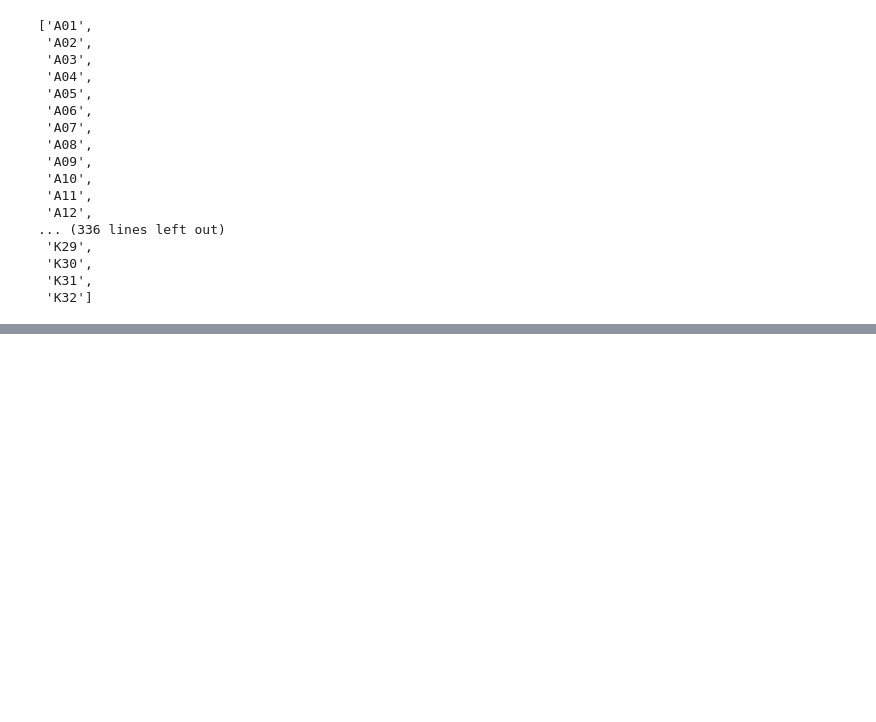
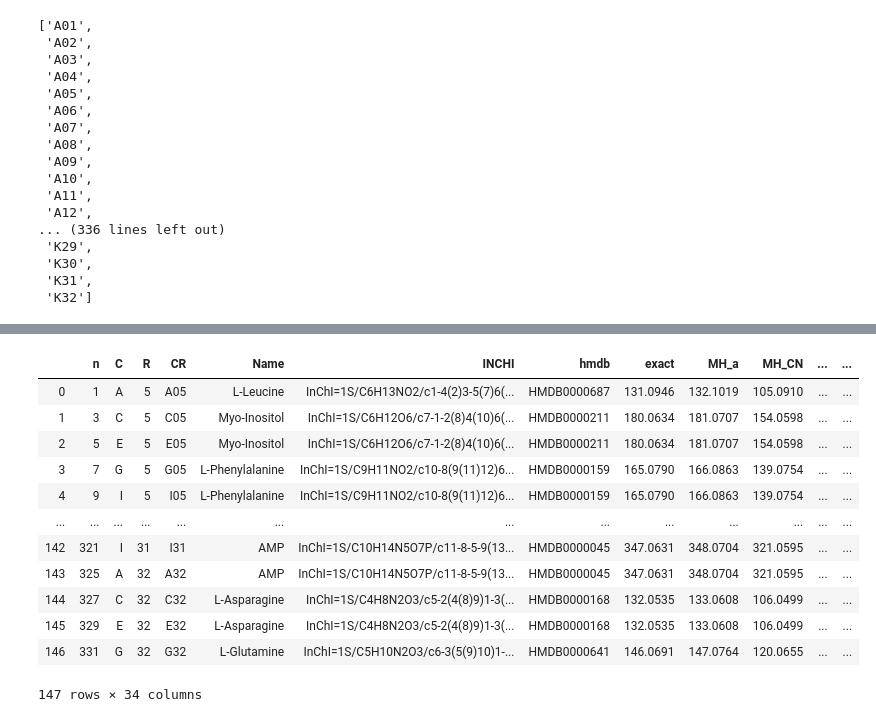
Before and after one commit to DinosaurInSpace/IMS_test, a Jupyter notebook: IMS_test_01.ipynb, the cells around one changed output, grey strips where cells are left out. Cells and saved outputs as stored; diff of their text form; code cells hidden in the pictures; blank space fills up the shorter version.

```diff
--- a/IMS_test_01.ipynb
+++ b/IMS_test_01.ipynb
@@ -311,0 +462,13 @@ out
+# %%
+headers = grid.columns
+from sklearn.preprocessing import minmax_scale
+# %%
+join_dict = {}
+for head in headers:
+    arr = np.array(grid[head])
+    h = head.split('_')[0]
+    if h == 'mz':
+        join_dict[h] = arr
+    else:
+        arr = minmax_scale(arr, feature_range=(0,1))
+        join_dict[h] = arr
@@ -311,0 +495,20 @@ out
+# %%
+m['mz'] = m.apply(lambda x: join_dict['mz'], axis =1)
+# %%
+m['int'] = m['CR'].apply(lambda x: join_dict[x])
+# %%
+m
+# %% [output]
+|  | n | C | R | CR | Name | INCHI | hmdb | exact | MH_a | MH_CN | ... | ... |
+| 0 | 1 | A | 5 | A05 | L-Leucine | InChI=1S/C6H13NO2/c1-4(2)3-5(7)6(... | HMDB0000687 | 131.0946 | 132.1019 | 105.0910 | ... | ... |
+| 1 | 3 | C | 5 | C05 | Myo-Inositol | InChI=1S/C6H12O6/c7-1-2(8)4(10)6(... | HMDB0000211 | 180.0634 | 181.0707 | 154.0598 | ... | ... |
+| 2 | 5 | E | 5 | E05 | Myo-Inositol | InChI=1S/C6H12O6/c7-1-2(8)4(10)6(... | HMDB0000211 | 180.0634 | 181.0707 | 154.0598 | ... | ... |
+| 3 | 7 | G | 5 | G05 | L-Phenylalanine | InChI=1S/C9H11NO2/c10-8(9(11)12)6... | HMDB0000159 | 165.0790 | 166.0863 | 139.0754 | ... | ... |
+| 4 | 9 | I | 5 | I05 | L-Phenylalanine | InChI=1S/C9H11NO2/c10-8(9(11)12)6... | HMDB0000159 | 165.0790 | 166.0863 | 139.0754 | ... | ... |
+| ... | ... | ... | ... | ... | ... | ... | ... | ... | ... | ... | ... | ... |
+| 142 | 321 | I | 31 | I31 | AMP | InChI=1S/C10H14N5O7P/c11-8-5-9(13... | HMDB0000045 | 347.0631 | 348.0704 | 321.0595 | ... | ... |
+| 143 | 325 | A | 32 | A32 | AMP | InChI=1S/C10H14N5O7P/c11-8-5-9(13... | HMDB0000045 | 347.0631 | 348.0704 | 321.0595 | ... | ... |
+| 144 | 327 | C | 32 | C32 | L-Asparagine | InChI=1S/C4H8N2O3/c5-2(4(8)9)1-3(... | HMDB0000168 | 132.0535 | 133.0608 | 106.0499 | ... | ... |
+| 145 | 329 | E | 32 | E32 | L-Asparagine | InChI=1S/C4H8N2O3/c5-2(4(8)9)1-3(... | HMDB0000168 | 132.0535 | 133.0608 | 106.0499 | ... | ... |
+| 146 | 331 | G | 32 | G32 | L-Glutamine | InChI=1S/C5H10N2O3/c6-3(5(9)10)1-... | HMDB0000641 | 146.0691 | 147.0764 | 120.0655 | ... | ... |
+147 rows × 34 columns
```
Also changed, not shown: parts of 37 cells of this notebook, 2 other files.
